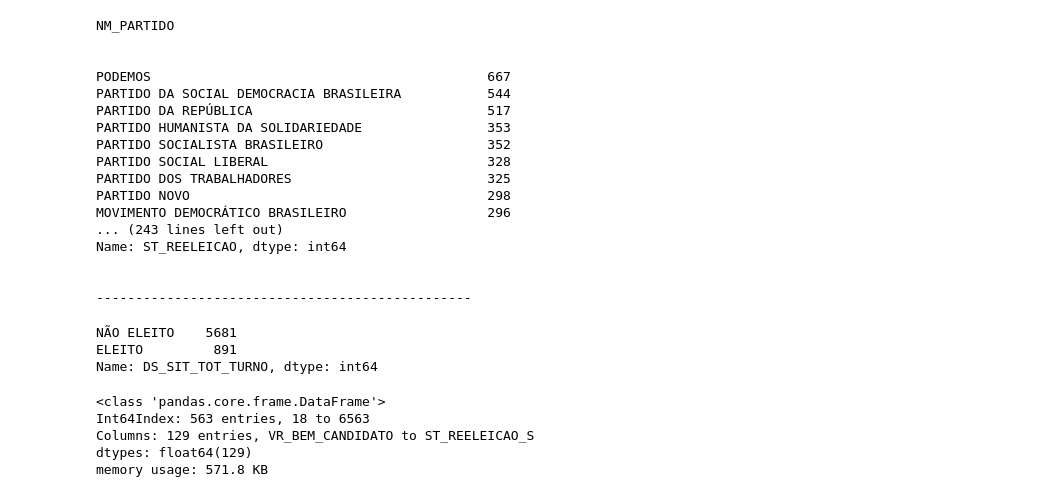
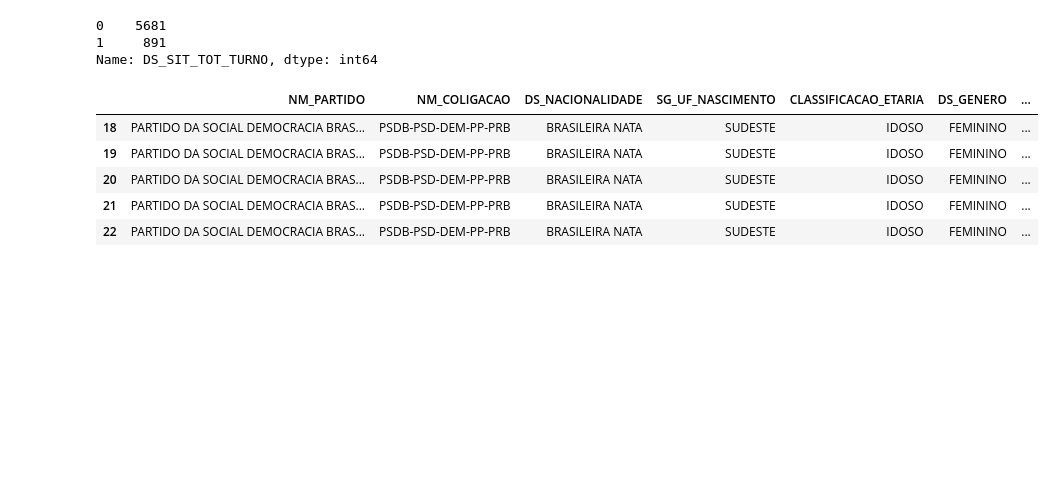
Before and after one commit to luc-zago/lets-code-machine-learning-i, a Jupyter notebook: notebook.ipynb, the cells around one changed output. Saved outputs shown, nothing was run; the diff lists cells and outputs as text; code cells hidden in the pictures; blank space fills up the shorter version.

```diff
--- a/notebook.ipynb
+++ b/notebook.ipynb
@@ -252,35 +144,6 @@ for regiao in regioes.keys():
         regiao,
         bens_consulta['SG_UF_NASCIMENTO']
     )
-# %%
-# Verificando valores nas colunas
-for column in bens_consulta.columns:
-    if bens_consulta[column].dtype == object:
-        print('\n')
-        print(column)
-        print('\n')
-        print(bens_consulta[column].value_counts())
-        print('\n')
-        print('------------------------------------------------')
-        print('\n')
-# %% [output]
-NM_PARTIDO
-
-
-PODEMOS                                           667
-PARTIDO DA SOCIAL DEMOCRACIA BRASILEIRA           544
-PARTIDO DA REPÚBLICA                              517
-PARTIDO HUMANISTA DA SOLIDARIEDADE                353
-PARTIDO SOCIALISTA BRASILEIRO                     352
-PARTIDO SOCIAL LIBERAL                            328
-PARTIDO DOS TRABALHADORES                         325
-PARTIDO NOVO                                      298
-MOVIMENTO DEMOCRÁTICO BRASILEIRO                  296
-... (243 lines left out)
-Name: ST_REELEICAO, dtype: int64
-
-
-------------------------------------------------
 # %%
 # Removendo valor estranho de Estado de nascimento
 bens_consulta = bens_consulta[bens_consulta['SG_UF_NASCIMENTO'] != 'ZZ']
@@ -289,17 +152,12 @@ bens_consulta = bens_consulta[bens_consulta['SG_UF_NASCIMENTO'] != 'ZZ']
 import numpy as np
 
 bens_consulta['DS_SIT_TOT_TURNO'] = np.where(
-    bens_consulta['DS_SIT_TOT_TURNO'] == 'SUPLENTE',
-    'NÃO ELEITO',
+    bens_consulta['DS_SIT_TOT_TURNO'].isin(['SUPLENTE', 'NÃO ELEITO']),
+    0,
     bens_consulta['DS_SIT_TOT_TURNO']
 )
 bens_consulta['DS_SIT_TOT_TURNO'] = np.where(
-    bens_consulta['DS_SIT_TOT_TURNO'].isin(['ELEITO POR QP','ELEITO POR MÉDIA']),
-    'ELEITO',
+    bens_consulta['DS_SIT_TOT_TURNO'].isin(['ELEITO POR QP','ELEITO POR MÉDIA','ELEITO']),
+    1,
     bens_consulta['DS_SIT_TOT_TURNO']
 )
-bens_consulta['DS_SIT_TOT_TURNO'].value_counts()
-# %% [output]
-NÃO ELEITO    5681
-ELEITO         891
-Name: DS_SIT_TOT_TURNO, dtype: int64
@@ -321 +164,16 @@ def one_hot_encode_feature(data,feature):
+# %%
+bens_consulta['DS_SIT_TOT_TURNO'].value_counts()
+# %% [output]
+0    5681
+1     891
+Name: DS_SIT_TOT_TURNO, dtype: int64
+# %%
+bens_consulta.head()
+# %% [output]
+|  | NM_PARTIDO | NM_COLIGACAO | DS_NACIONALIDADE | SG_UF_NASCIMENTO | CLASSIFICACAO_ETARIA | DS_GENERO | ... |
+| 18 | PARTIDO DA SOCIAL DEMOCRACIA BRAS... | PSDB-PSD-DEM-PP-PRB | BRASILEIRA NATA | SUDESTE | IDOSO | FEMININO | ... |
+| 19 | PARTIDO DA SOCIAL DEMOCRACIA BRAS... | PSDB-PSD-DEM-PP-PRB | BRASILEIRA NATA | SUDESTE | IDOSO | FEMININO | ... |
+| 20 | PARTIDO DA SOCIAL DEMOCRACIA BRAS... | PSDB-PSD-DEM-PP-PRB | BRASILEIRA NATA | SUDESTE | IDOSO | FEMININO | ... |
+| 21 | PARTIDO DA SOCIAL DEMOCRACIA BRAS... | PSDB-PSD-DEM-PP-PRB | BRASILEIRA NATA | SUDESTE | IDOSO | FEMININO | ... |
+| 22 | PARTIDO DA SOCIAL DEMOCRACIA BRAS... | PSDB-PSD-DEM-PP-PRB | BRASILEIRA NATA | SUDESTE | IDOSO | FEMININO | ... |
 # %%
@@ -335,8 +185,0 @@ for column in bens_consulta_enc.columns:
-# %%
-bens_consulta_enc.info()
-# %% [output]
-<class 'pandas.core.frame.DataFrame'>
-Int64Index: 563 entries, 18 to 6563
-Columns: 129 entries, VR_BEM_CANDIDATO to ST_REELEICAO_S
-dtypes: float64(129)
-memory usage: 571.8 KB
```
Also changed, not shown: parts of 25 cells of this notebook.
